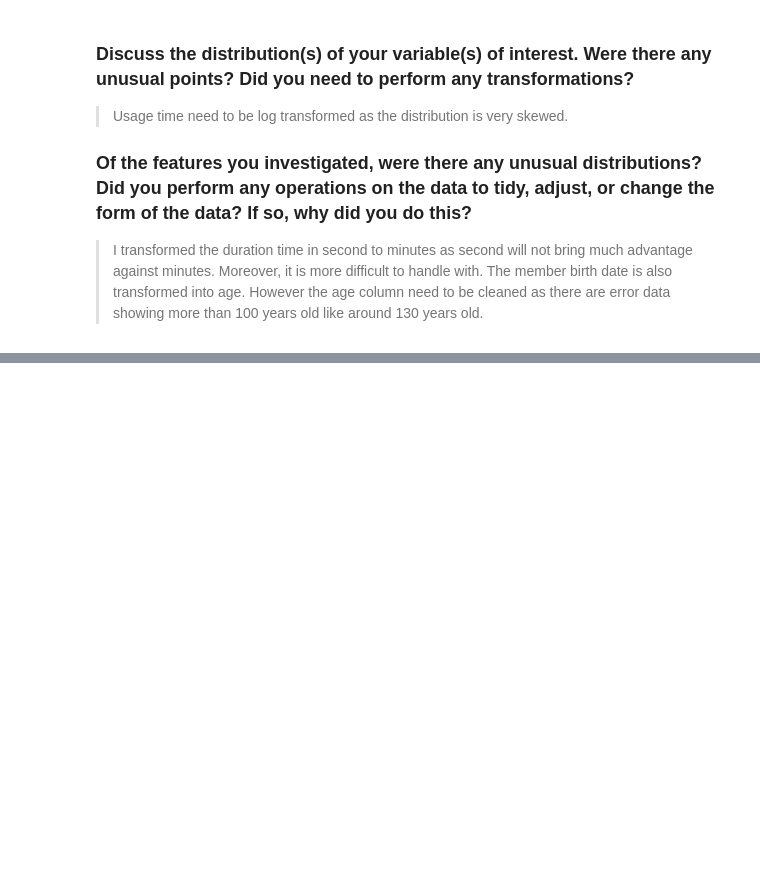
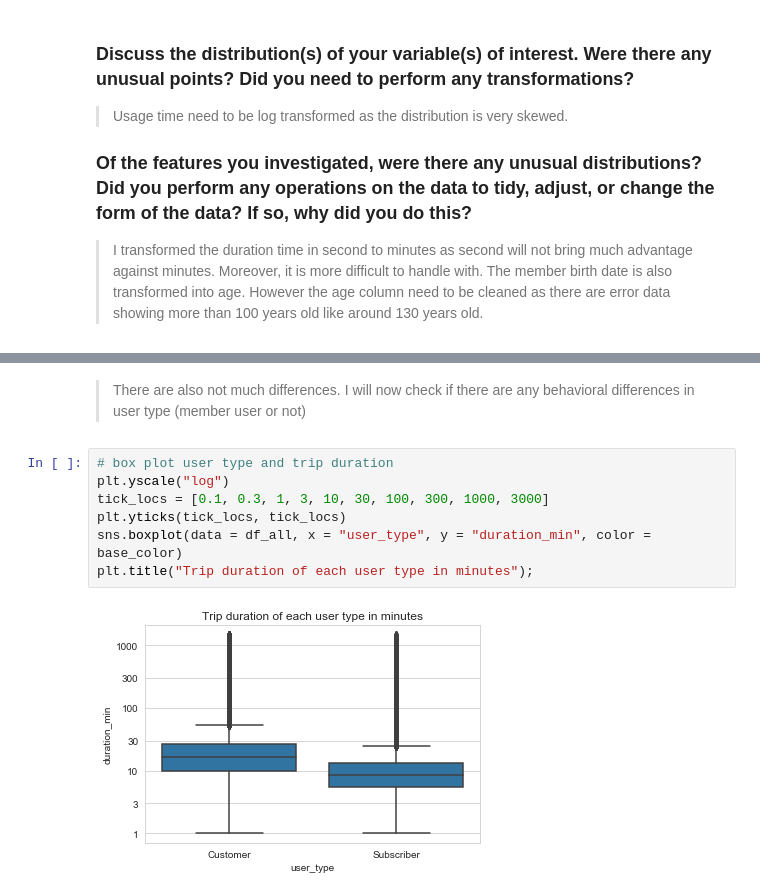
Before and after one commit to Subaru-Goto/Ford_Go_Bike, a Jupyter notebook: Ford_Gobike.ipynb, the cells around one changed output, grey strips where cells are left out. Cells and saved outputs as stored; diff of their text form; blank space fills up the shorter version.

```diff
--- a/Ford_Gobike.ipynb
+++ b/Ford_Gobike.ipynb
@@ -937,0 +1023,11 @@ plt.ylabel("Average service usage");
+# %% [markdown]
+> There are also not much differences. I will now check if there are any behavioral differences in user type (member user or not)
+# %%
+# box plot user type and trip duration
+plt.yscale("log")
+tick_locs = [0.1, 0.3, 1, 3, 10, 30, 100, 300, 1000, 3000]
+plt.yticks(tick_locs, tick_locs)
+sns.boxplot(data = df_all, x = "user_type", y = "duration_min", color = base_color)
+plt.title("Trip duration of each user type in minutes");
+# %% [output]
+[figure, added]
```
Also changed, not shown: parts of 36 cells of this notebook.
